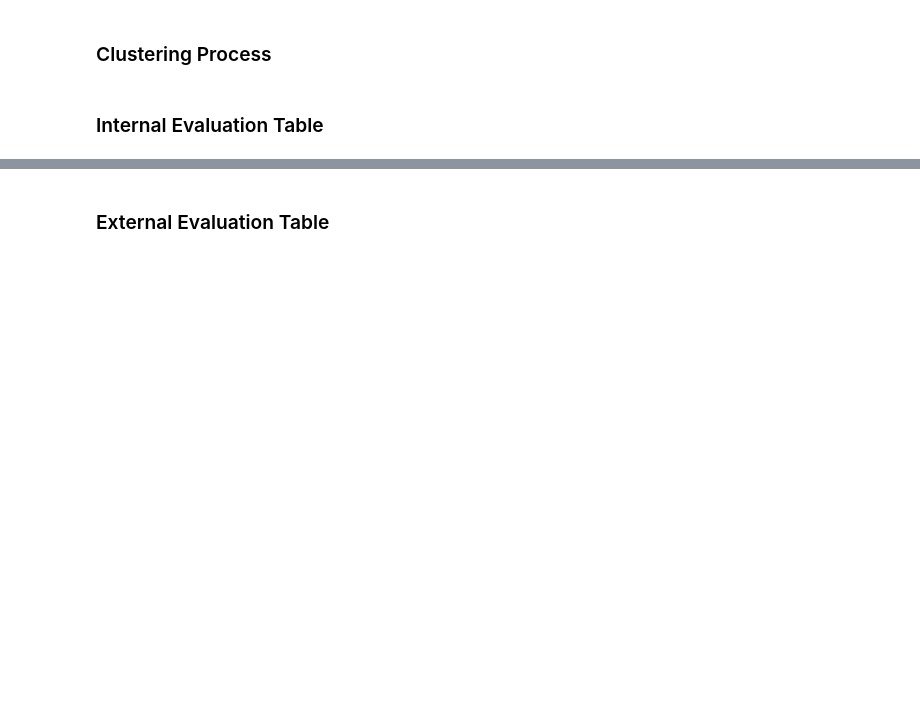
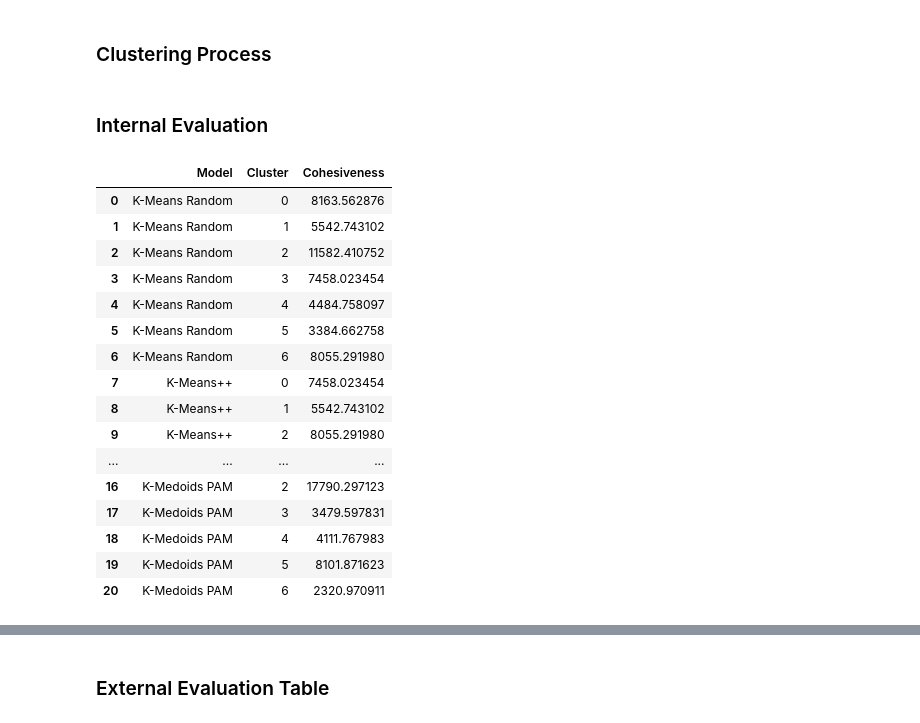
Before and after one commit to Essa-haddad/Comparing-Supervised-Classification-and-Unsupervised-Clustering-on-the-Dry-Bean-Dataset, a Jupyter notebook: Project.ipynb, the cells around one changed output, grey strips where cells are left out. Drawn from its saved outputs; the diff is of its cells as text; code cells hidden in the pictures; blank space fills up the shorter version.

```diff
--- a/Project.ipynb
+++ b/Project.ipynb
@@ -727,7 +748,28 @@ for name, model in clustering_models.items():
         "Macro F1": f1_score(y_encoded, mapped_preds, average="macro", zero_division=0)
     })
 # %% [markdown]
-### Internal Evaluation Table
+### Internal Evaluation
+# %%
+cohesiveness_per_cluster_df = pd.DataFrame(cohesion_results)
+cohesiveness_per_cluster_df
+# %% [output]
+|  | Model | Cluster | Cohesiveness |
+| 0 | K-Means Random | 0 | 8163.562876 |
+| 1 | K-Means Random | 1 | 5542.743102 |
+| 2 | K-Means Random | 2 | 11582.410752 |
+| 3 | K-Means Random | 3 | 7458.023454 |
+| 4 | K-Means Random | 4 | 4484.758097 |
+| 5 | K-Means Random | 5 | 3384.662758 |
+| 6 | K-Means Random | 6 | 8055.291980 |
+| 7 | K-Means++ | 0 | 7458.023454 |
+| 8 | K-Means++ | 1 | 5542.743102 |
+| 9 | K-Means++ | 2 | 8055.291980 |
+| ... | ... | ... | ... |
+| 16 | K-Medoids PAM | 2 | 17790.297123 |
+| 17 | K-Medoids PAM | 3 | 3479.597831 |
+| 18 | K-Medoids PAM | 4 | 4111.767983 |
+| 19 | K-Medoids PAM | 5 | 8101.871623 |
+| 20 | K-Medoids PAM | 6 | 2320.970911 |
 # %%
 internal_results_df = pd.DataFrame(internal_results)
 internal_results_df
```
Also changed, not shown: parts of 4 cells of this notebook.
